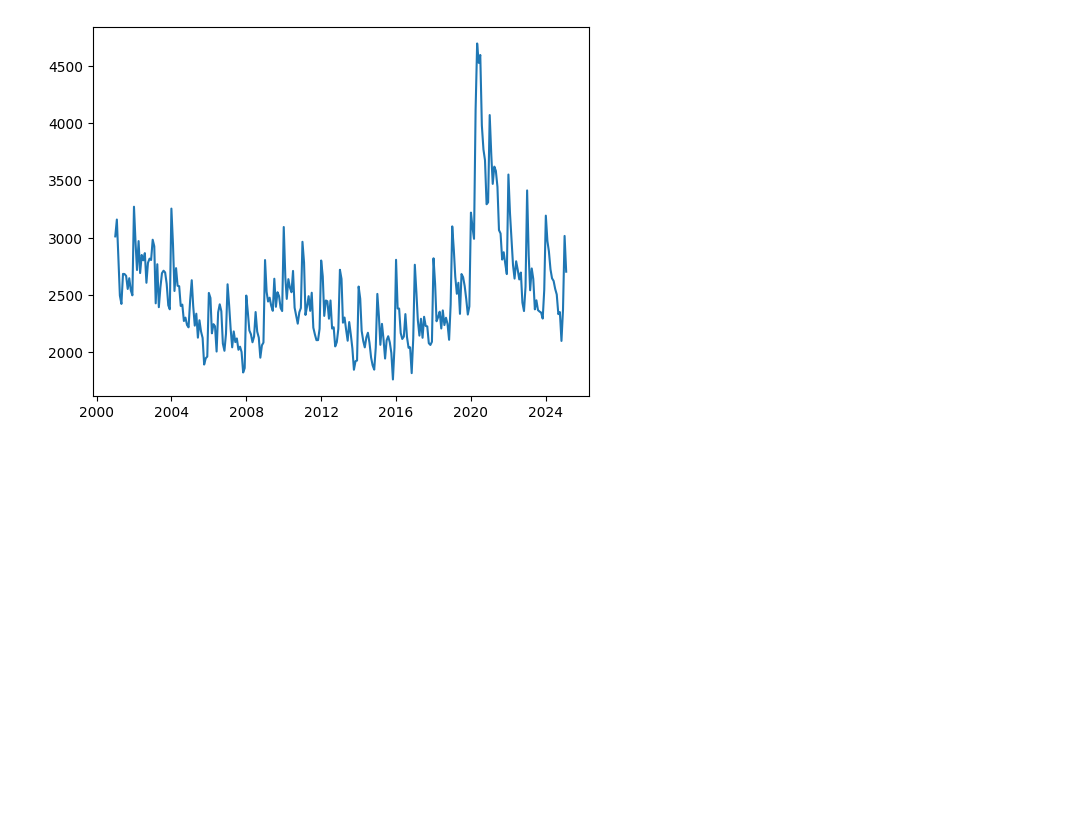
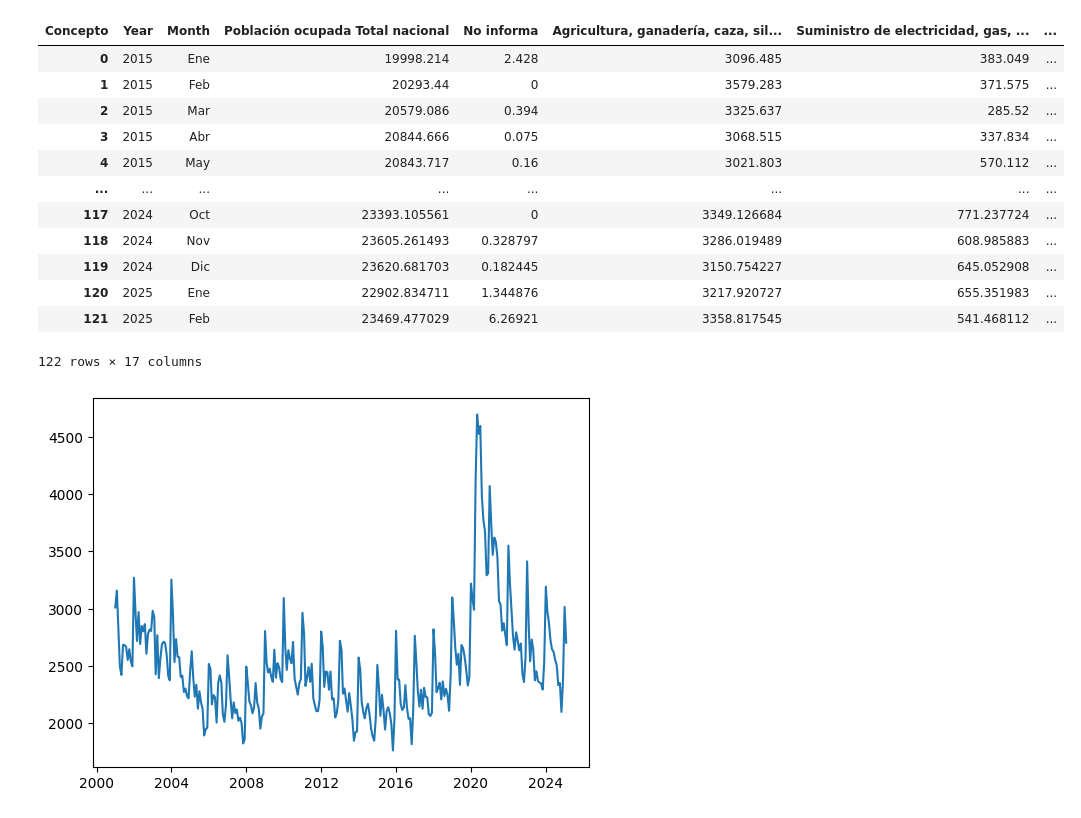
Before and after one commit to dpr3619/eap_proyection, a Jupyter notebook: notebook_development.ipynb, the cells around one changed output. Drawn from its saved outputs; the diff is of its cells as text; code cells hidden in the pictures; blank space fills up the shorter version.

```diff
--- a/notebook_development.ipynb
+++ b/notebook_development.ipynb
@@ -29,3 +83,31 @@ df
+# %%
+new_df = df.copy()
+new_df = new_df.T
+new_columns = new_df.iloc[0]
+new_df.columns = new_columns
+new_df = new_df.iloc[1:].copy()
+new_df.reset_index(inplace=True, names='Year')
+new_df['Year'] = pd.to_numeric(new_df['Year'], errors='coerce')
+new_df['Year'] = new_df['Year'].ffill()
+new_df['Year'] = new_df['Year'].astype(int)
+new_df.dropna(axis=1, how='all', inplace=True)
+new_df.rename(columns={np.nan: 'Month'}, inplace=True)
+# %%
+new_df
+# %% [output]
+| Concepto | Year | Month | Población ocupada Total nacional | No informa | Agricultura, ganadería, caza, sil... | Suministro de electricidad, gas, ... | ... |
+| 0 | 2015 | Ene | 19998.214 | 2.428 | 3096.485 | 383.049 | ... |
+| 1 | 2015 | Feb | 20293.44 | 0 | 3579.283 | 371.575 | ... |
+| 2 | 2015 | Mar | 20579.086 | 0.394 | 3325.637 | 285.52 | ... |
+| 3 | 2015 | Abr | 20844.666 | 0.075 | 3068.515 | 337.834 | ... |
+| 4 | 2015 | May | 20843.717 | 0.16 | 3021.803 | 570.112 | ... |
+| ... | ... | ... | ... | ... | ... | ... | ... |
+| 117 | 2024 | Oct | 23393.105561 | 0 | 3349.126684 | 771.237724 | ... |
+| 118 | 2024 | Nov | 23605.261493 | 0.328797 | 3286.019489 | 608.985883 | ... |
+| 119 | 2024 | Dic | 23620.681703 | 0.182445 | 3150.754227 | 645.052908 | ... |
+| 120 | 2025 | Ene | 22902.834711 | 1.344876 | 3217.920727 | 655.351983 | ... |
+| 121 | 2025 | Feb | 23469.477029 | 6.26921 | 3358.817545 | 541.468112 | ... |
+122 rows × 17 columns
 # %%
 df['Población desocupada'] = df['Población desocupada'].astype(float)
 # %%
```
Also changed, not shown: parts of 11 cells of this notebook, 2 other files.
